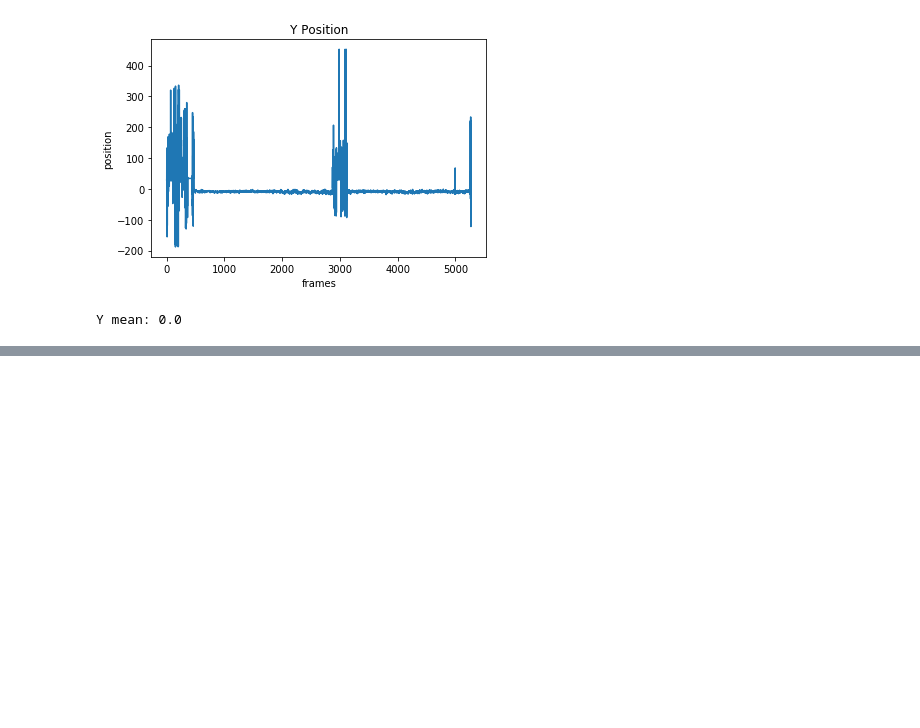
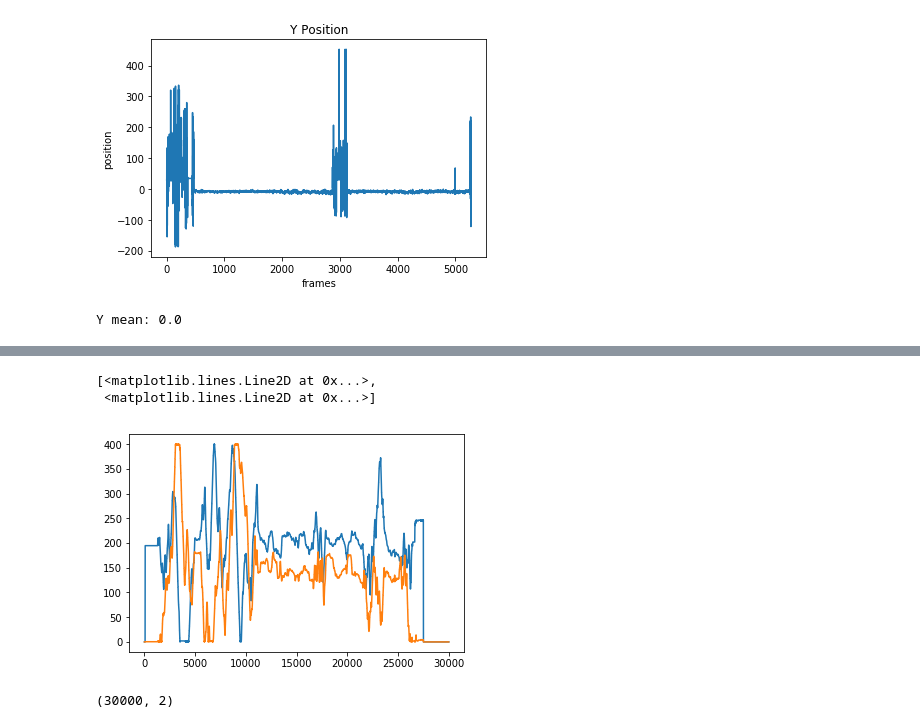
Before and after one commit to DongHur/BehaviorMapping, a Jupyter notebook: data_preparation.ipynb, the cells around one changed output, grey strips where cells are left out. Drawn from its saved outputs; the diff is of its cells as text; code cells hidden in the pictures; blank space fills up the shorter version.

```diff
--- a/data_preparation.ipynb
+++ b/data_preparation.ipynb
@@ -81,0 +159,10 @@ Y mean: 0.0
+# %%
+plt.plot(data)
+# %% [output]
+[<matplotlib.lines.Line2D at 0x...>,
+ <matplotlib.lines.Line2D at 0x...>]
+[figure, added]
+# %%
+data.shape
+# %% [output]
+(30000, 2)
```
Also changed, not shown: parts of 19 cells of this notebook, 14 other files.
